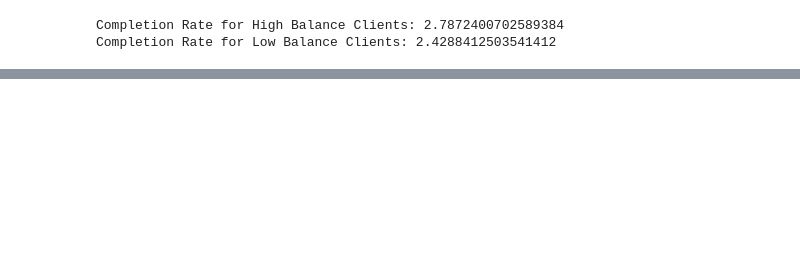
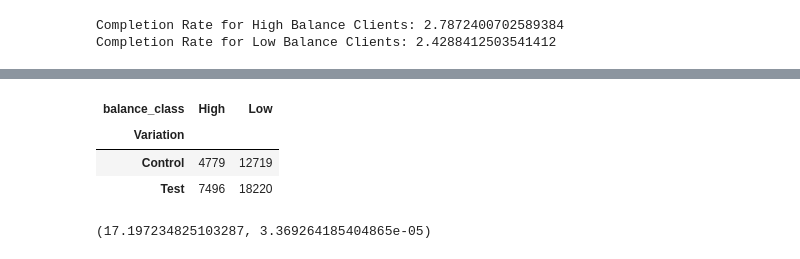
Before and after one commit to mwilfer8888/the-pookies-project, a Jupyter notebook: Pookies_Project (SAFE).ipynb, the cells around one changed output, grey strips where cells are left out. Saved outputs shown, nothing was run; the diff lists cells and outputs as text; code cells hidden in the pictures; blank space fills up the shorter version.

```diff
--- a/Pookies_Project (SAFE).ipynb
+++ b/Pookies_Project (SAFE).ipynb
@@ -893,3 +868,17 @@ print("Completion Rate for Low Balance Clients:", low_balance_completion_rate_te
 # %% [output]
 Completion Rate for High Balance Clients: 2.7872400702589384
 Completion Rate for Low Balance Clients: 2.4288412503541412
+# %%
+#Creating dataframe that includes 'balance' along with digital footprint information
+merged_df = pd.merge(df, total, on='client_id', how='inner')
+merged_df = merged_df.drop(columns=['client_yr_tenure', 'client_mo_tenure', 'client_age',
+       'gender', 'num_accts', 'calls_6m', 'logins_6m', 'age_group'])
+# %%
+# Filter for rows where the process_step is 'verified'
+verified_df = merged_df[merged_df['process_step'] == 'verified']
+# %%
+#Creating balance threshold based on top 75th percentile of account balances
+balance_threshold = 137546
+# %%
+#Creating new column that classes rows according to high or low balance
+verified_df['balance_class'] = verified_df['balance'].apply(lambda x: 'High' if x > balance_threshold else 'Low')
@@ -895,0 +894,16 @@ Completion Rate for Low Balance Clients: 2.4288412503541412
+# %%
+crosstab_result_balance = pd.crosstab(verified_df['Variation'], verified_df['balance_class'])
+crosstab_result_balance
+# %% [output]
+| balance_class | High | Low |
+| Variation |  |  |
+| Control | 4779 | 12719 |
+| Test | 7496 | 18220 |
+# %%
+from scipy.stats import chi2_contingency
+#Doing a Chi-squared test on the crosstab to see statistical significance of account balance with completion
+
+chi2_statistic, chi2_p_value, _, _ = chi2_contingency(crosstab_result_balance)
+chi2_statistic, chi2_p_value
+# %% [output]
+(17.197234825103287, 3.369264185404865e-05)
```
Also changed, not shown: parts of 11 cells of this notebook, 2 other files.
